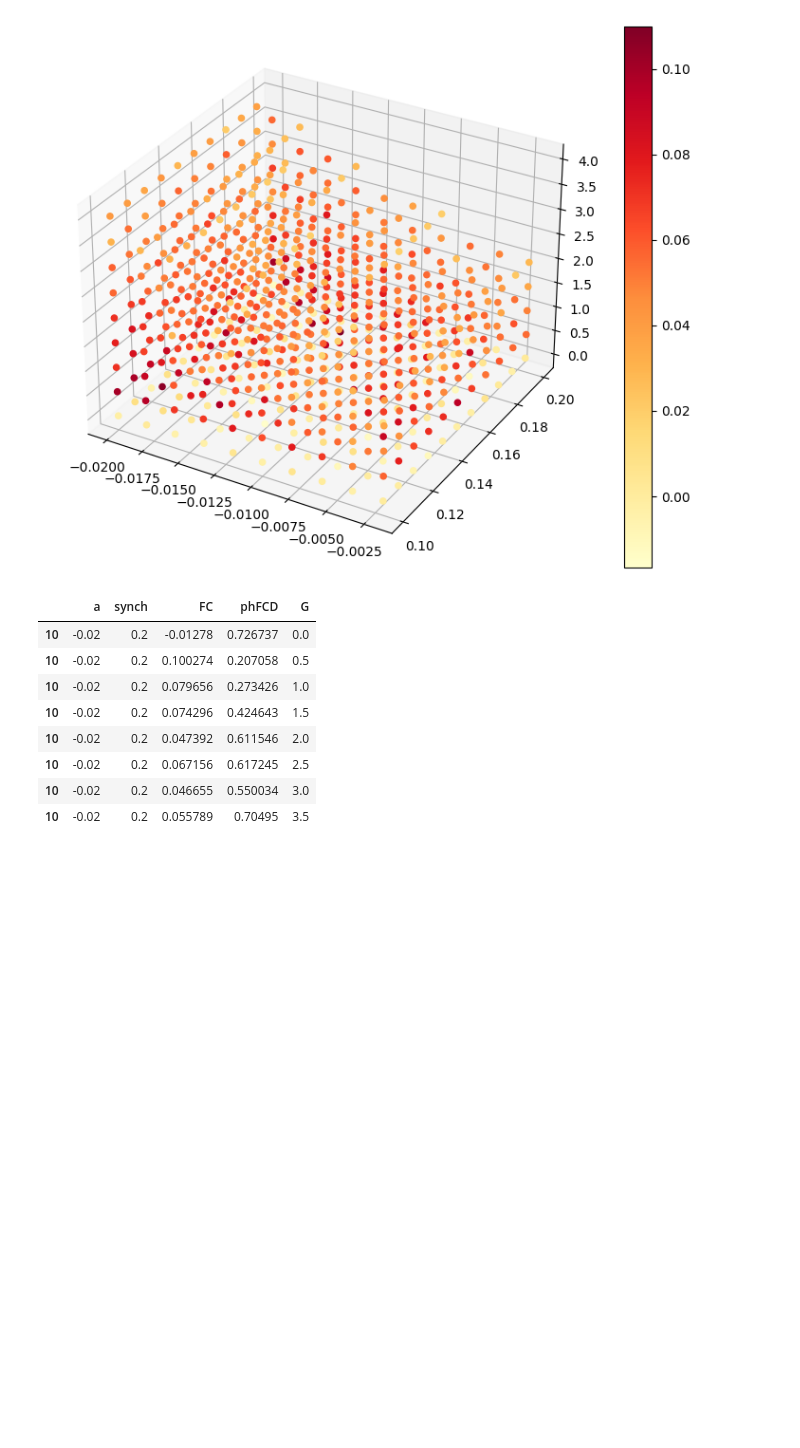
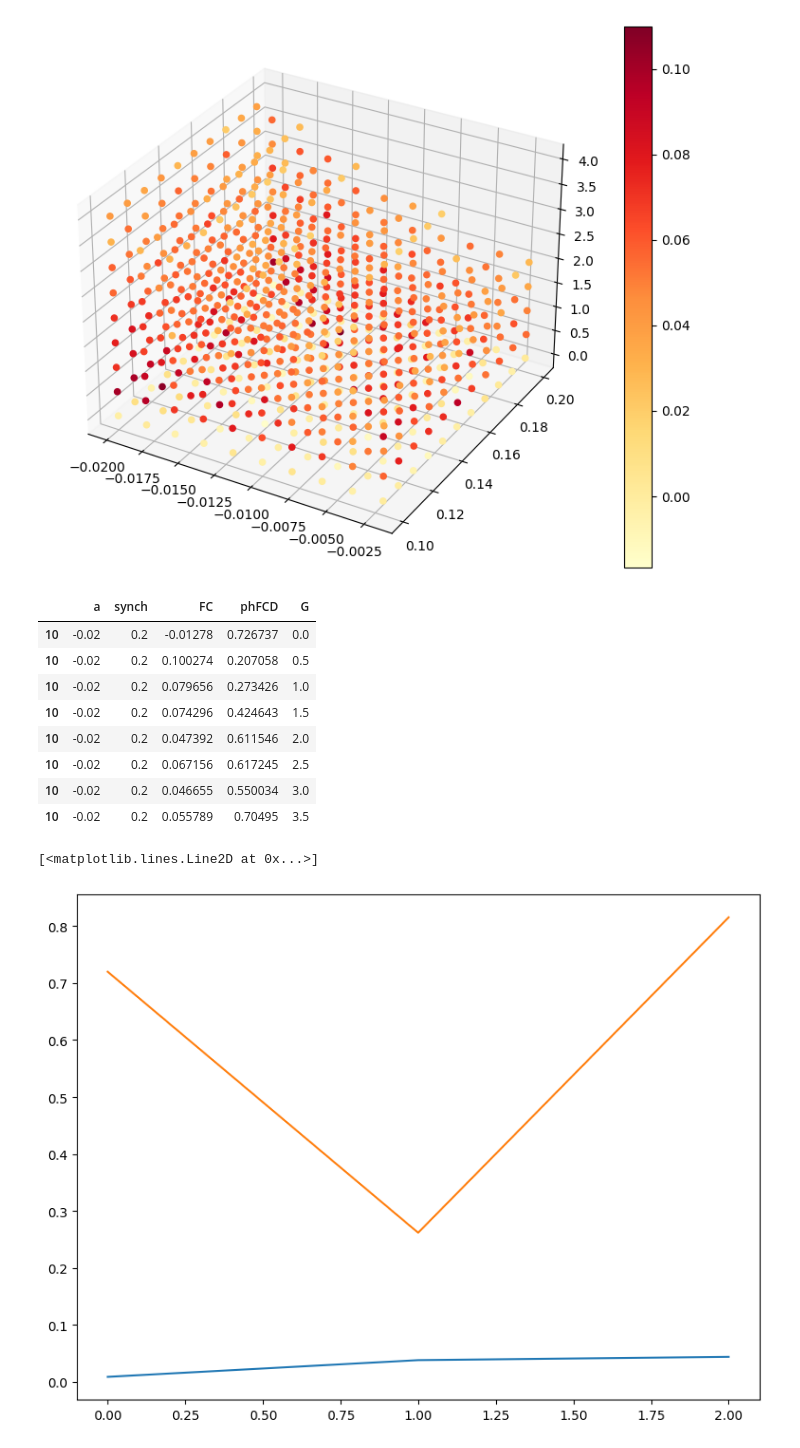
Before and after one commit to dani2442/TMS_in_AD, a Jupyter notebook: 04_analysis/evaluate_best_synchro.ipynb, the cells around one changed output. Cells and saved outputs as stored; diff of their text form; code cells hidden in the pictures; blank space fills up the shorter version.

```diff
--- a/04_analysis/evaluate_best_synchro.ipynb
+++ b/04_analysis/evaluate_best_synchro.ipynb
@@ -78,3 +78,11 @@ df_fit[(df_fit['a'] == -0.02) & (df_fit['synch'] == 0.2)]
 | 10 | -0.02 | 0.2 | 0.067156 | 0.617245 | 2.5 |
 | 10 | -0.02 | 0.2 | 0.046655 | 0.550034 | 3.0 |
 | 10 | -0.02 | 0.2 | 0.055789 | 0.70495 | 3.5 |
+# %%
+fitting_dict = pd.read_pickle(RES_DIR / "Finding_best_G" / "AvgHC" /"fitting_dict_synch.pkl")
+# %%
+plt.plot(np.arange(0,3,1), fitting_dict['FC'], '-')
+plt.plot(np.arange(0,3,1), fitting_dict['phFCD'], '-')
+# %% [output]
+[<matplotlib.lines.Line2D at 0x...>]
+[figure, added]
```
Also changed, not shown: 37 other files.
